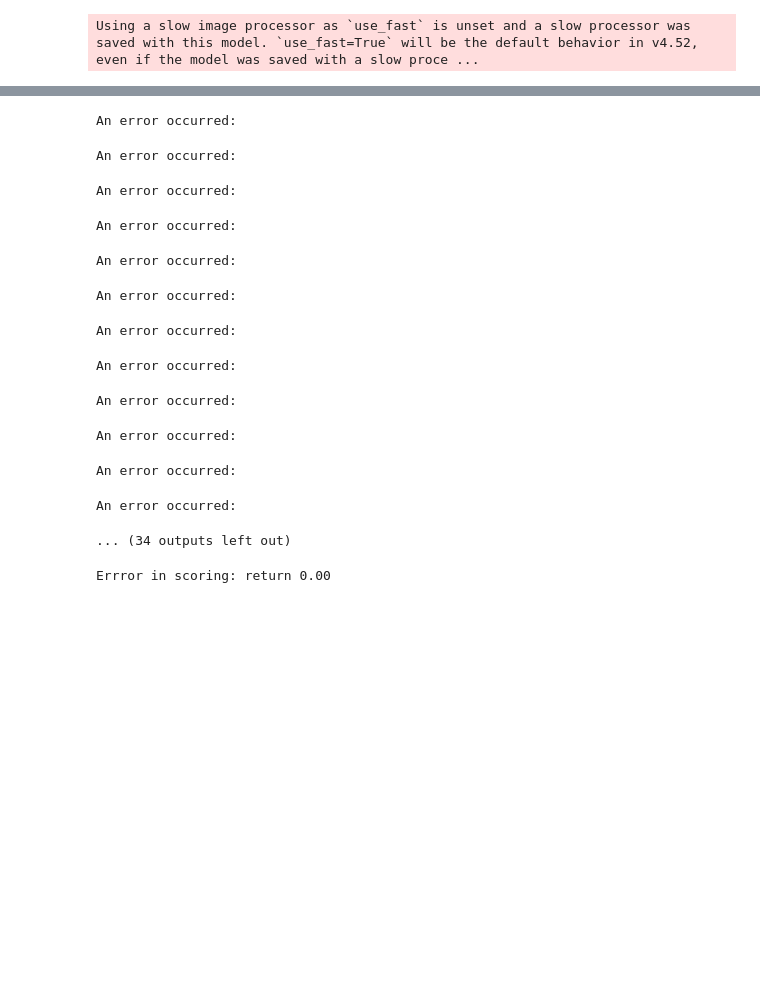
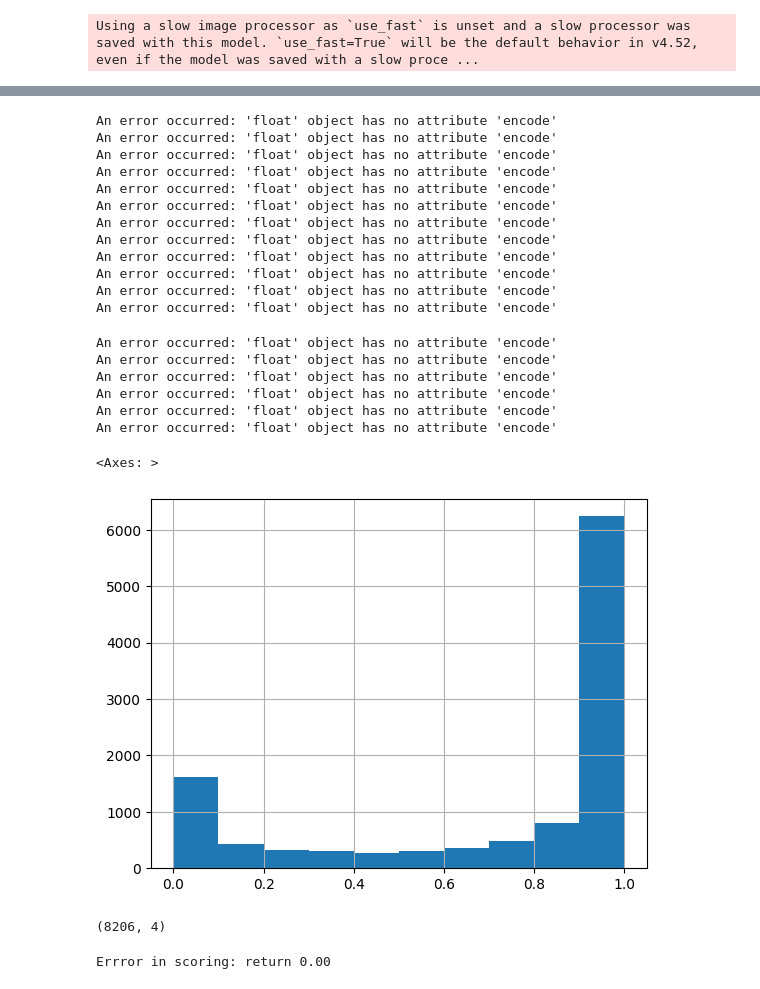
Before and after one commit to svk-123/Drawing_with_LLMs, a Jupyter notebook: nb_10_clean_public_dataset.ipynb, the cells around one changed output, grey strips where cells are left out. Cells and saved outputs as stored; diff of their text form; code cells hidden in the pictures; blank space fills up the shorter version.

```diff
--- a/nb_10_clean_public_dataset.ipynb
+++ b/nb_10_clean_public_dataset.ipynb
@@ -339,0 +337,2 @@ df.to_csv('gemini_0.csv',index=False)
+# %%
+df=pd.read_csv('./drawing-with-llms/train_master_4_batch_svg_dataset_scored_11k.csv')
@@ -340,19 +348,24 @@ df.to_csv('gemini_0.csv',index=False)
 # %%
 # Apply with tqdm and timeout-aware function
 df['gemini_cleaned_svg_sl_score'] = df.progress_apply(
-    lambda row: safe_svg_metric(row['description'], row['cleaned_svg']), axis=1
+    lambda row: safe_svg_metric(row['sentence'], row['svg_code']), axis=1
 )
 # %% [output]
-An error occurred:
+An error occurred: 'float' object has no attribute 'encode'
+An error occurred: 'float' object has no attribute 'encode'
+An error occurred: 'float' object has no attribute 'encode'
+An error occurred: 'float' object has no attribute 'encode'
+An error occurred: 'float' object has no attribute 'encode'
+An error occurred: 'float' object has no attribute 'encode'
+An error occurred: 'float' object has no attribute 'encode'
+An error occurred: 'float' object has no attribute 'encode'
+An error occurred: 'float' object has no attribute 'encode'
+An error occurred: 'float' object has no attribute 'encode'
+An error occurred: 'float' object has no attribute 'encode'
+An error occurred: 'float' object has no attribute 'encode'
-An error occurred:
+An error occurred: 'float' object has no attribute 'encode'
+An error occurred: 'float' object has no attribute 'encode'
+An error occurred: 'float' object has no attribute 'encode'
+An error occurred: 'float' object has no attribute 'encode'
+An error occurred: 'float' object has no attribute 'encode'
+An error occurred: 'float' object has no attribute 'encode'
-An error occurred:
-An error occurred:
-An error occurred:
-An error occurred:
-An error occurred:
-An error occurred:
-An error occurred:
-An error occurred:
-An error occurred:
-An error occurred:
-... (34 outputs left out)
@@ -367,0 +377,5 @@ df.to_csv('gemini_0.csv',index=False)
+# %%
+df['gemini_cleaned_svg_sl_score'].hist()
+# %% [output]
+<Axes: >
+[figure, added]
@@ -368,3 +384,7 @@ df.to_csv('gemini_0.csv',index=False)
+# %%
+df[df['gemini_cleaned_svg_sl_score'] > 0.5].shape
+# %% [output]
+(8206, 4)
 # %%
 # Apply with tqdm and timeout-aware function
 df['gemini_cleaned_svg_aes_score'] = df.progress_apply(
```
Also changed, not shown: parts of 8 cells of this notebook, 2 other files.
